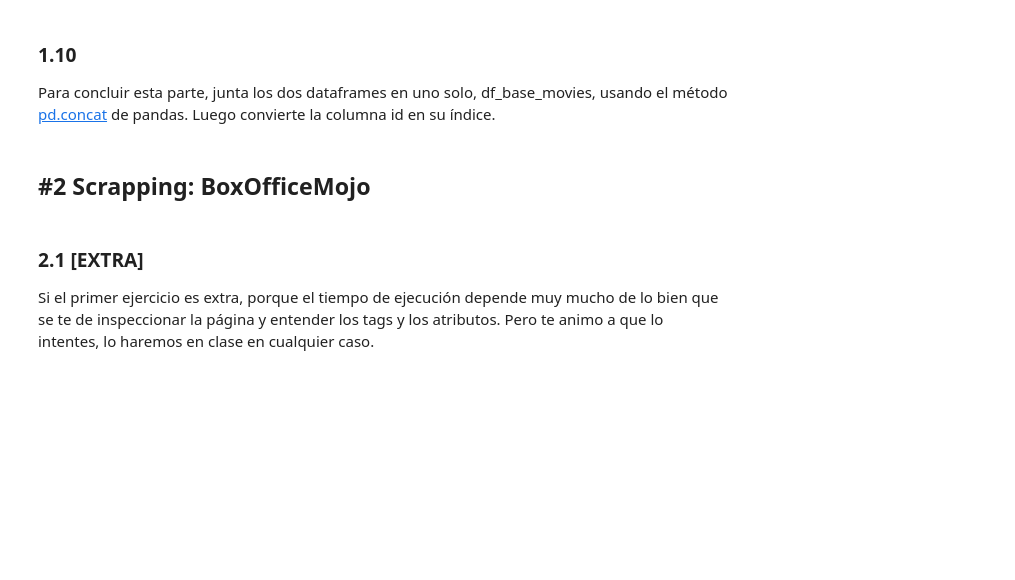
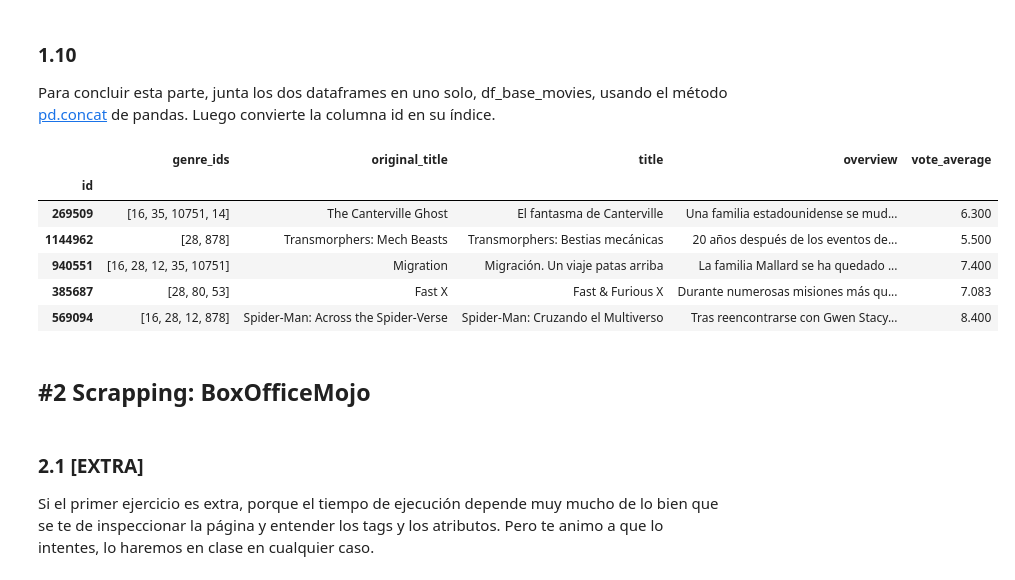
Before and after one commit to Cmonzon-94/ONLINE_DS_THEBRIDGE_Cmonzon, a Jupyter notebook: 03_Analisis_de_Datos/Sprint_06/Unidad_02_Acceso_y_Procesado_de_Datos_Externos_APIs_y_Web_Scrapping/Practica_Obligatoria/18_Practica_Obligatoria_Scraping_API.ipynb, the cells around one changed output. Saved outputs shown, nothing was run; the diff lists cells and outputs as text; code cells hidden in the pictures; blank space fills up the shorter version.

```diff
--- a/03_Analisis_de_Datos/Sprint_06/Unidad_02_Acceso_y_Procesado_de_Datos_Externos_APIs_y_Web_Scrapping/Practica_Obligatoria/18_Practica_Obligatoria_Scraping_API.ipynb
+++ b/03_Analisis_de_Datos/Sprint_06/Unidad_02_Acceso_y_Procesado_de_Datos_Externos_APIs_y_Web_Scrapping/Practica_Obligatoria/18_Practica_Obligatoria_Scraping_API.ipynb
@@ -128,6 +608,19 @@ Repite todo el proceso que hicimos para las películas norteamericanas hasta obt
 # %% [markdown]
 ### 1.10
 Para concluir esta parte, junta los dos dataframes en uno solo, df_base_movies, usando el método [pd.concat](https://pandas.pydata.org/docs/reference/api/pandas.concat.html) de pandas. Luego convierte la columna id en su índice.
+# %%
+df_base_movies = pd.concat([df_pop_usa, df_pop_spain], ignore_index=True)
+df_base_movies.set_index("id", inplace=True)
+
+df_base_movies.head()
+# %% [output]
+|  | genre_ids | original_title | title | overview | vote_average |
+| id |  |  |  |  |  |
+| 269509 | [16, 35, 10751, 14] | The Canterville Ghost | El fantasma de Canterville | Una familia estadounidense se mud... | 6.300 |
+| 1144962 | [28, 878] | Transmorphers: Mech Beasts | Transmorphers: Bestias mecánicas | 20 años después de los eventos de... | 5.500 |
+| 940551 | [16, 28, 12, 35, 10751] | Migration | Migración. Un viaje patas arriba | La familia Mallard se ha quedado ... | 7.400 |
+| 385687 | [28, 80, 53] | Fast X | Fast & Furious X | Durante numerosas misiones más qu... | 7.083 |
+| 569094 | [16, 28, 12, 878] | Spider-Man: Across the Spider-Verse | Spider-Man: Cruzando el Multiverso | Tras reencontrarse con Gwen Stacy... | 8.400 |
 # %% [markdown]
 ## #2 Scrapping: BoxOfficeMojo
 # %% [markdown]
```
Also changed, not shown: parts of 39 cells of this notebook, 12 other files.
